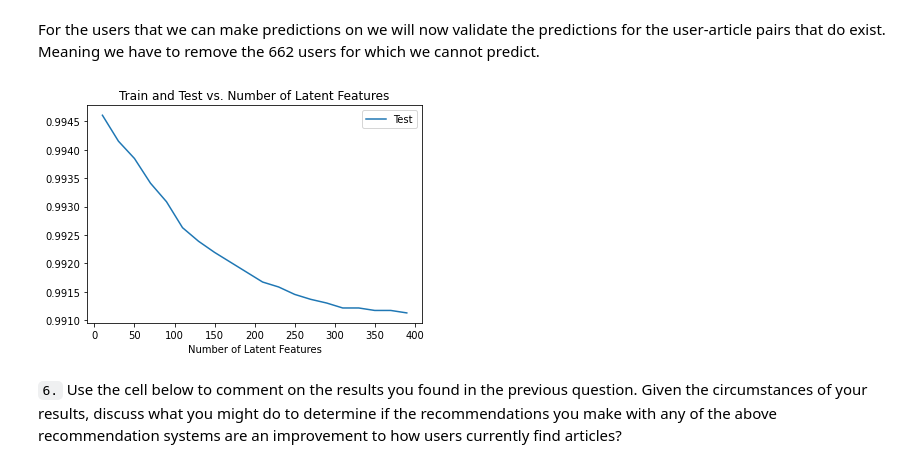
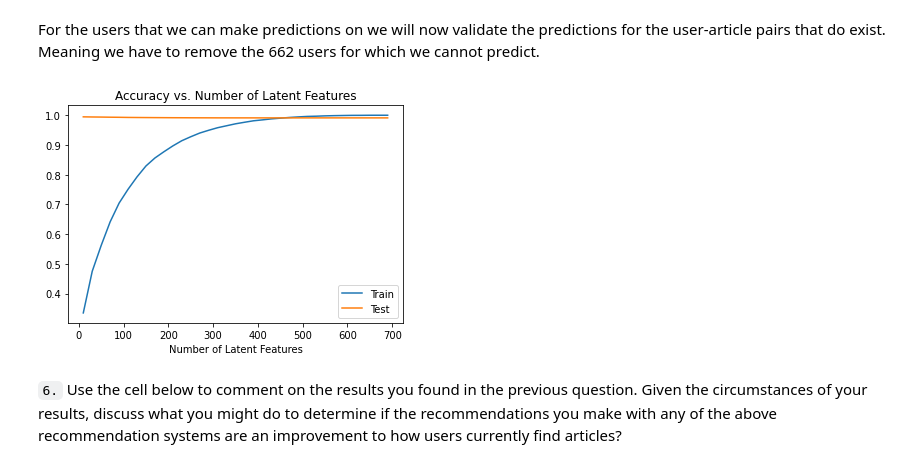
Before and after one commit to hmelendez001/Project3-Udacity-Data-Scientist, a Jupyter notebook: Recommendations_with_IBM.ipynb, the cells around one changed output. Drawn from its saved outputs; the diff is of its cells as text; code cells hidden in the pictures.

Commit message:
Add files via upload
Latest final curve of SVD test vs train just using numpy.pad to make sum_errs the same length as sum_tests and plotting.

```diff
--- a/Recommendations_with_IBM.ipynb
+++ b/Recommendations_with_IBM.ipynb
@@ -1119,45 +1119,42 @@ test_arts_tuples = tuple(('title', i) for i in test_arts)
 col_idx = user_item_train.columns.isin(test_arts_tuples)
 
 u_test = u_train[row_idx, :]
 vt_test = vt_train[:, col_idx]
 
 u_train, s_train, vt_train = np.linalg.svd(user_item_train)
 
-num_latent_feats = np.arange(10,400+10,20)
-sum_train = []
-sum_errs = []
+num_latent_feats = np.arange(10,700+10,20)
+sum_tests = []
 
 # We need to compare to (20, 574) or (# of users we can use, # of articles we can use) due to cold start
 user_item_compare = user_item_test.reset_index()
 user_item_compare = user_item_compare[user_item_compare['user_id'].isin(test_users_we_can_predict['user_id'].values)]
 user_item_compare = user_item_compare.set_index('user_id')
 
 for k in num_latent_feats:
     # restructure with k latent features
     s_train_lat = np.diag(s_train[:k])
     u_test_lat, vt_test_lat = u_test[:, :k], vt_test[:k, :]
 
-    #print(k)
     test_pred = np.around(np.dot(np.dot(u_test_lat, s_train_lat), vt_test_lat))
 
     # compute error for each prediction to actual value
     diffs = np.subtract(user_item_compare, test_pred)
-    ###diffs2 = np.subtract(user_item_train, test_pred)
 
     # total errors and keep track of them
     err = np.sum(np.sum(np.abs(diffs)))
-    sum_errs.append(err)
+    sum_tests.append(err)
 
-    ###sum_train.append(np.sum(np.sum(np.abs(diffs2))))
+# pad the edge of sum_errs because it only has 20 values we need 35 so add 15 to plot on the same plot as sum_tests
+np.pad(sum_errs, (15, ), 'edge')
 
-###plt.plot(num_latent_feats, 1 / np.array(sum_errs)/df.shape[0], label = "Train");
-plt.plot(num_latent_feats, 1 - np.array(sum_errs)/df.shape[0], label = "Test")
+plt.plot(num_latent_feats, 1 - np.array(sum_errs)/df.shape[0], label = "Train");
+plt.plot(num_latent_feats, 1 - np.array(sum_tests)/df.shape[0], label = "Test")
 plt.xlabel('Number of Latent Features');
 plt.legend()
-##plt.ylabel('Accuracy');
-plt.title('Train and Test vs. Number of Latent Features');
+plt.title('Accuracy vs. Number of Latent Features');
 # %% [output]
-[figure, old version]
+[figure, new version]
 # %% [markdown]
 `6.` Use the cell below to comment on the results you found in the previous question. Given the circumstances of your results, discuss what you might do to determine if the recommendations you make with any of the above recommendation systems are an improvement to how users currently find articles?
 # %% [markdown]
```
Also changed, not shown: parts of 3 cells of this notebook, 1 other file.
